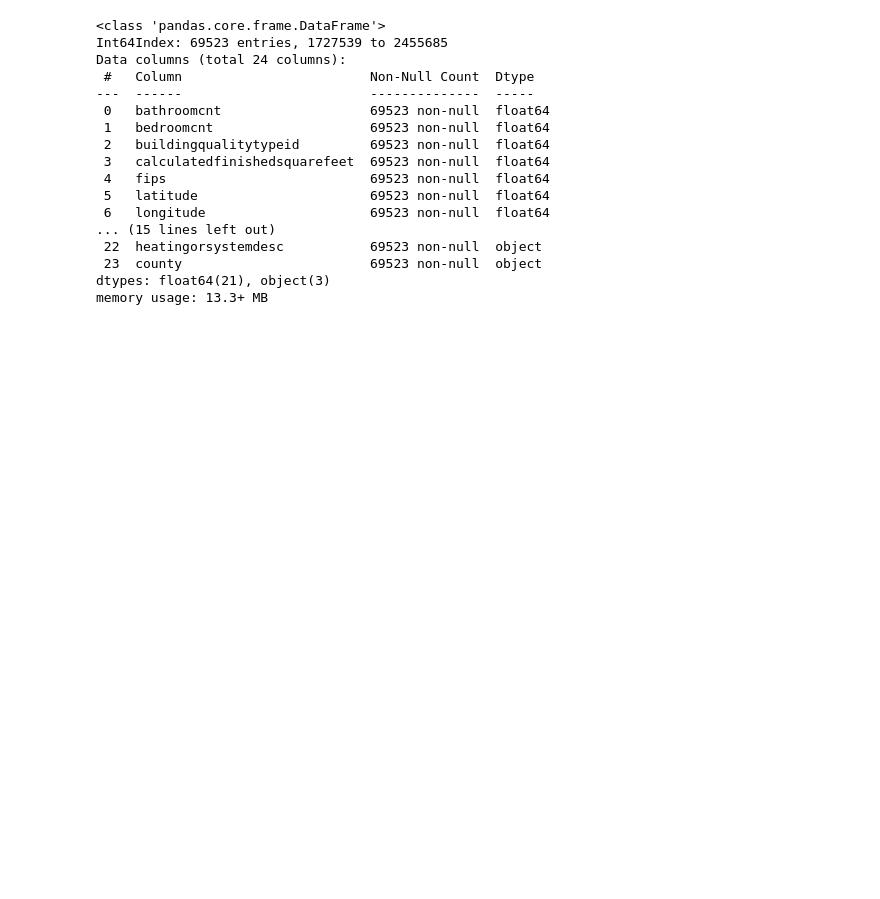
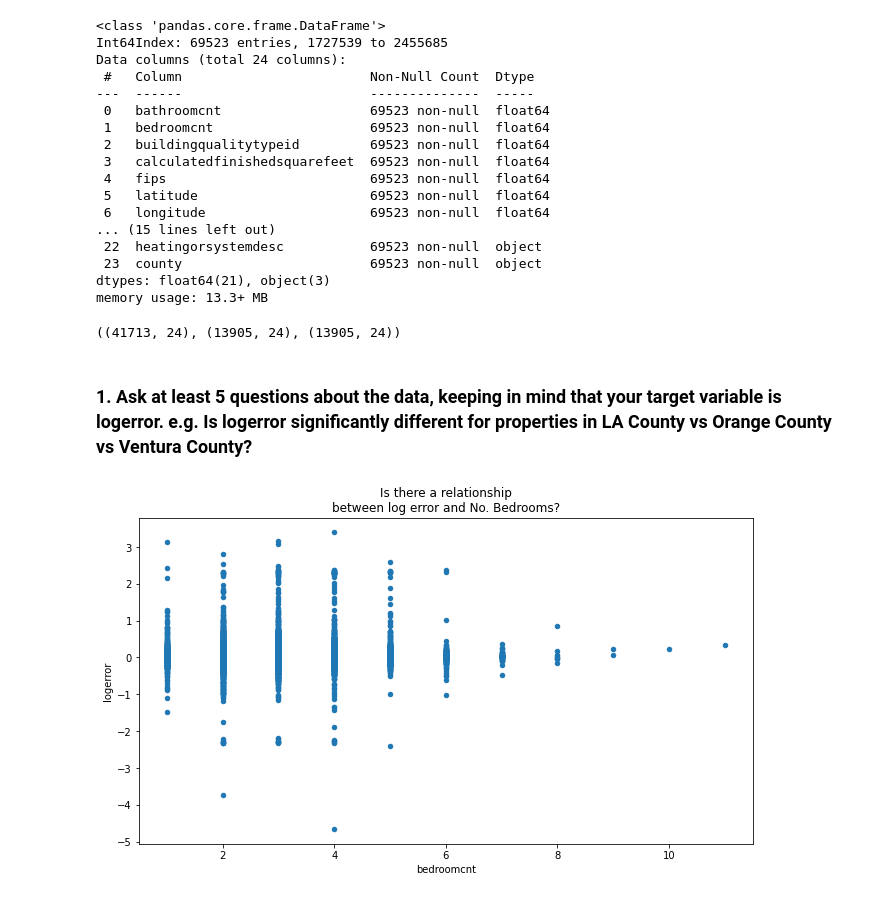
Before and after one commit to jeffakins/clustering_exercises, a Jupyter notebook: explore_zillow_clustering.ipynb, the cells around one changed output. Drawn from its saved outputs; the diff is of its cells as text; code cells hidden in the pictures; blank space fills up the shorter version.

```diff
--- a/explore_zillow_clustering.ipynb
+++ b/explore_zillow_clustering.ipynb
@@ -52,3 +52,20 @@ Data columns (total 24 columns):
  23  county                        69523 non-null  object
 dtypes: float64(21), object(3)
 memory usage: 13.3+ MB
+# %%
+train, validate, test = wrangle.train_validate_test_split(zillow)
+train.shape, validate.shape, test.shape
+# %% [output]
+((41713, 24), (13905, 24), (13905, 24))
+# %% [markdown]
+### 1. Ask at least 5 questions about the data, keeping in mind that your target variable is logerror. e.g. Is logerror significantly different for properties in LA County vs Orange County vs Ventura County?
+# %%
+train.plot.scatter(
+    x="bedroomcnt",
+    y="logerror",
+    title='Is there a relationship\nbetween log error and No. Bedrooms?',
+    figsize=(11, 6),
+)
+plt.show()
+# %% [output]
+[figure, added]
```
Also changed, not shown: parts of 14 cells of this notebook, 1 other file.
